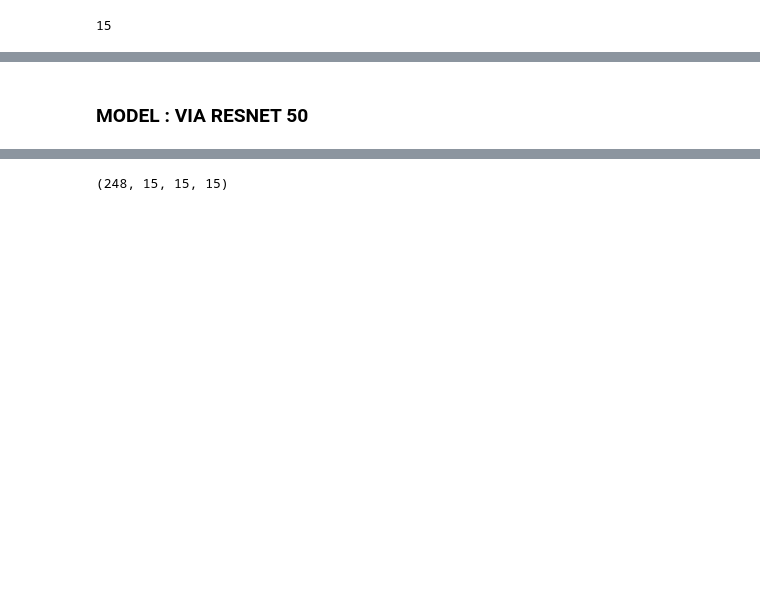
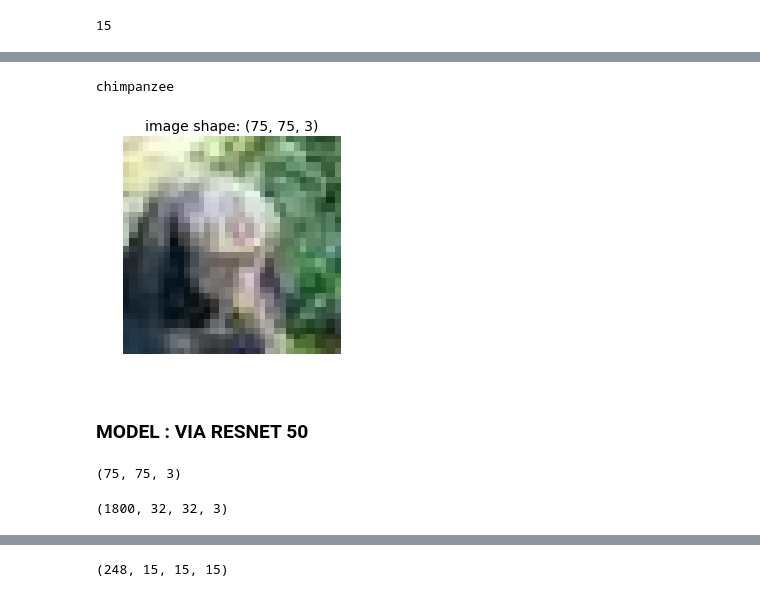
Before and after one commit to JeremyBouhi/DeepLearning, a Jupyter notebook: DeepLearningProject.ipynb, the cells around one changed output, grey strips where cells are left out. Saved outputs shown, nothing was run; the diff lists cells and outputs as text; code cells hidden in the pictures; blank space fills up the shorter version.

```diff
--- a/DeepLearningProject.ipynb
+++ b/DeepLearningProject.ipynb
@@ -124,2 +125,8 @@ chimpanzee
+# %%
+show(X_val[4])
+print(classes[y_val[4]])
+# %% [output]
+chimpanzee
+[figure, added]
 # %% [markdown]
 ### MODEL : VIA RESNET 50
@@ -125,0 +143,8 @@ chimpanzee
+# %%
+X_tr.shape[1:]
+# %% [output]
+(75, 75, 3)
+# %%
+np.asarray(X_test).shape
+# %% [output]
+(1800, 32, 32, 3)
```
Also changed, not shown: parts of 29 cells of this notebook.
